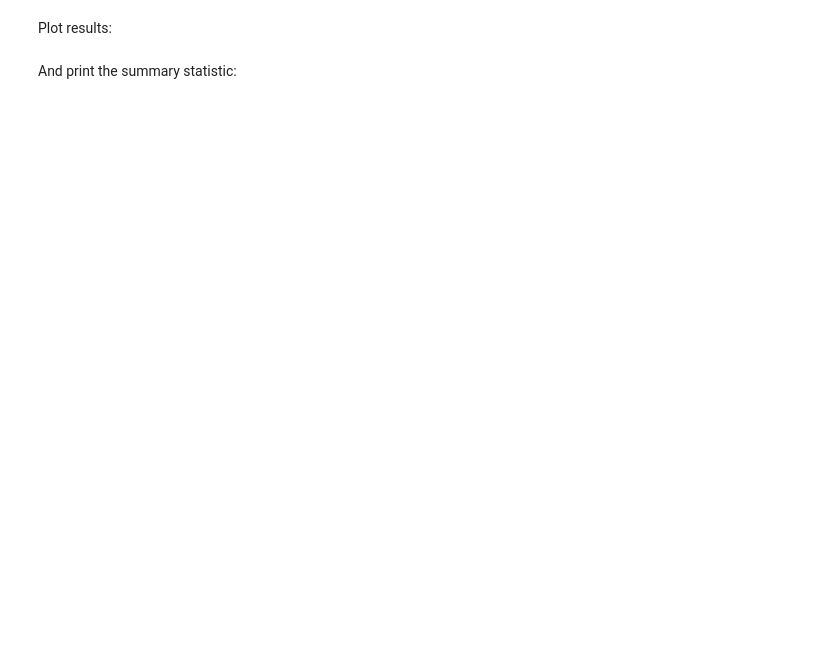
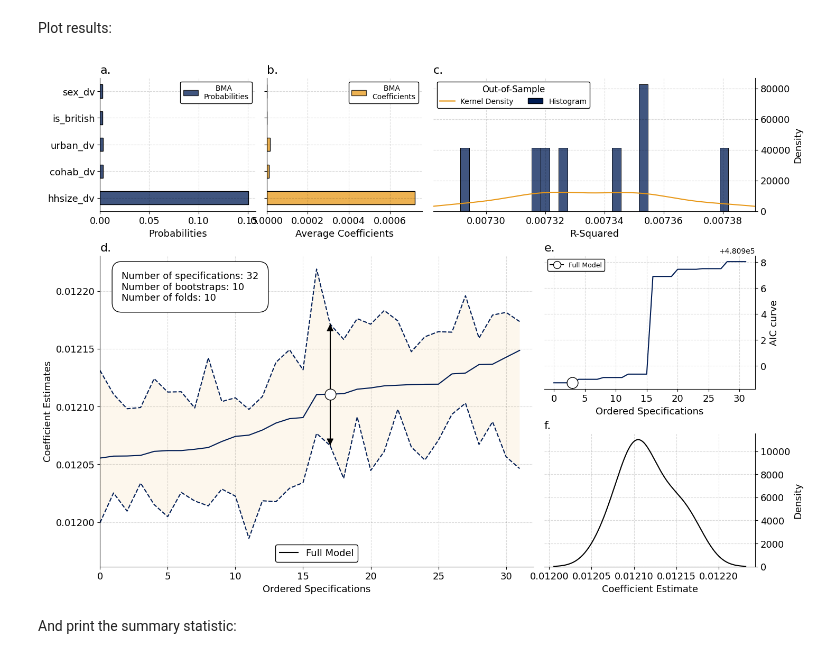
Before and after one commit to RobustiPy/Empirical-Examples, a Jupyter notebook: example_3_ukhls.ipynb, the cells around one changed output. Saved outputs shown, nothing was run; the diff lists cells and outputs as text; code cells hidden in the pictures; blank space fills up the shorter version.

```diff
--- a/example_3_ukhls.ipynb
+++ b/example_3_ukhls.ipynb
@@ -156,21 +151,18 @@ bmi_dv         float64
 dtype: object
-# %%
-df = df[0:500]
 # %% [markdown]
 Finally, lets call RobustiPy as we do in other examples, noting the group='pipd' call:
 # %%
-ukhls_robustipy = OLSRobust(y=['age_dv'],
-                            x=['sex_dv'],
+ukhls_robustipy = OLSRobust(y=['sf1_dv_good'],
+                            x=['age_dv'],
                             data=df.dropna())
 # %% [markdown]
 Now, let's fit the model:
 # %%
 ukhls_robustipy.fit(controls=['cohab_dv',
-#                              'sex_dv',
-#                              'is_british',
-#                              'urban_dv',
-#                              'hhsize_dv',
-#                              'bmi_dv',
+                              'sex_dv',
+                              'is_british',
+                              'urban_dv',
+                              'hhsize_dv',
                              ],
                    draws=10,
                    kfold=10,
@@ -184,5 +175,5 @@ ValueError: Inputs must not be empty.
 # %% [markdown]
 And, get the results:
 # %%
-#ukhls_results = ukhls_robustipy.get_results()
+ukhls_results = ukhls_robustipy.get_results()
 # %%
@@ -190,7 +199,9 @@ And, get the results:
 # %% [markdown]
 Plot results:
 # %%
-#ukhls_results.plot(figsize=(16, 12))
+ukhls_results.plot(figsize=(16, 12))
+# %% [output]
+[figure, added]
 # %% [markdown]
 And print the summary statistic:
 # %%
```
Also changed, not shown: parts of 10 cells of this notebook, 1 other file.
